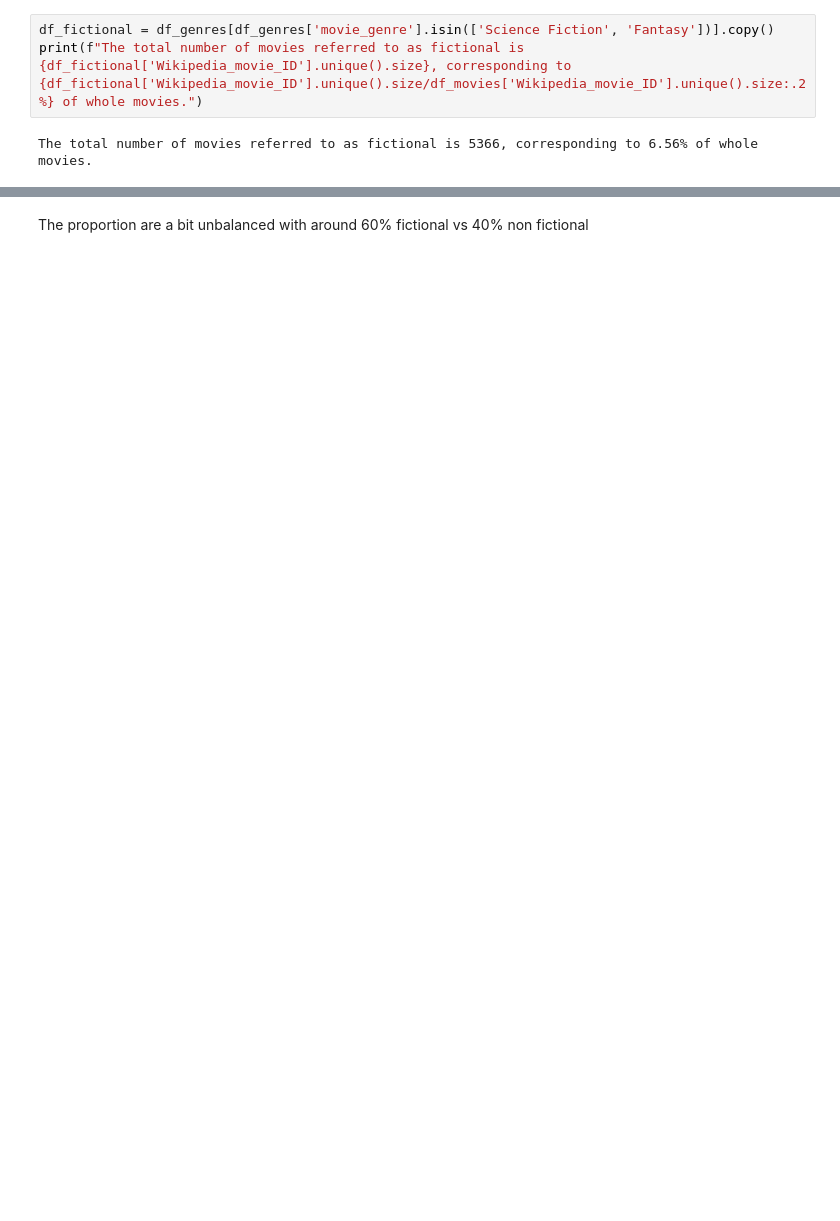
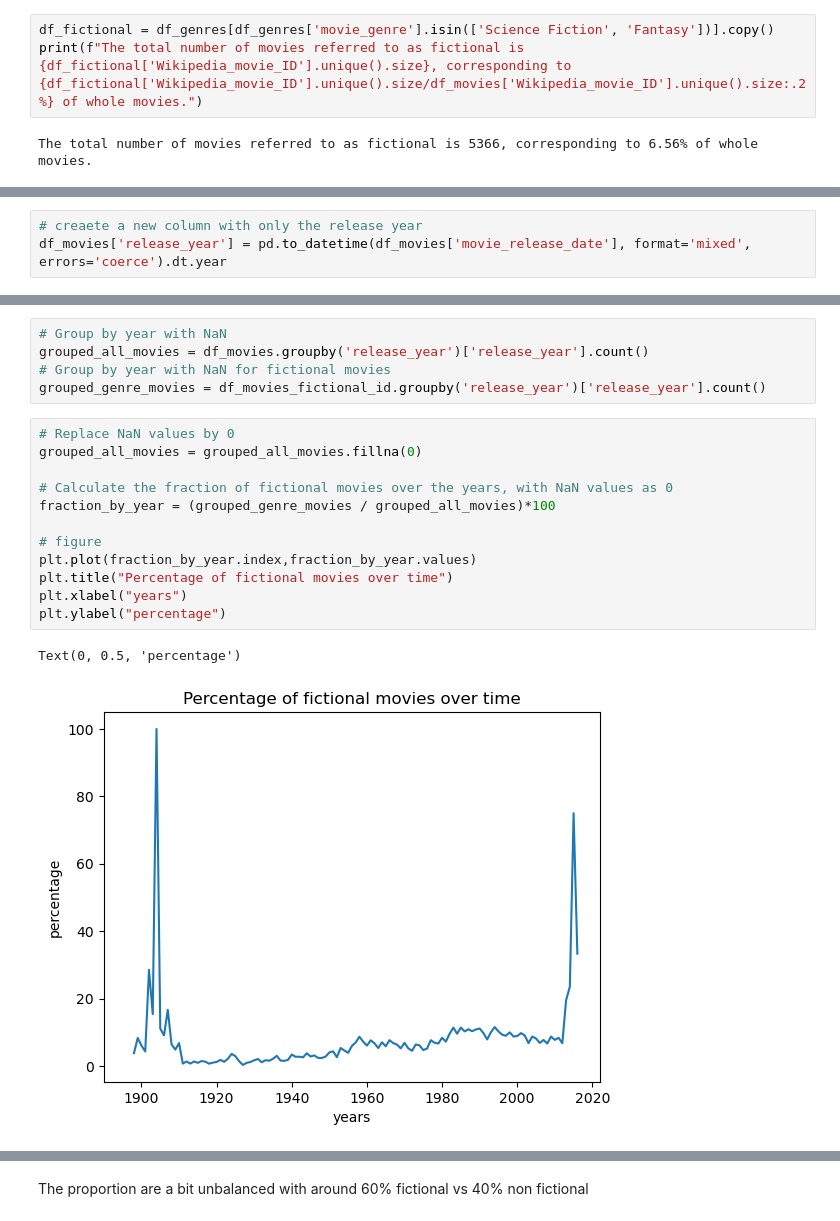
Before and after one commit to epfl-ada/ada-2023-project-thepiratesofthestreet, a Jupyter notebook: milestone2.ipynb, the cells around one changed output, grey strips where cells are left out. Drawn from its saved outputs; the diff is of its cells as text; blank space fills up the shorter version.

```diff
--- a/milestone2.ipynb
+++ b/milestone2.ipynb
@@ -135,0 +140,3 @@ df_movies_fictional.head()
+# %%
+# creaete a new column with only the release year
+df_movies['release_year'] = pd.to_datetime(df_movies['movie_release_date'], format='mixed', errors='coerce').dt.year
@@ -135,0 +145,20 @@ df_movies_fictional.head()
+# %%
+# Group by year with NaN
+grouped_all_movies = df_movies.groupby('release_year')['release_year'].count()
+# Group by year with NaN for fictional movies
+grouped_genre_movies = df_movies_fictional_id.groupby('release_year')['release_year'].count()
+# %%
+# Replace NaN values by 0
+grouped_all_movies = grouped_all_movies.fillna(0)
+
+# Calculate the fraction of fictional movies over the years, with NaN values as 0
+fraction_by_year = (grouped_genre_movies / grouped_all_movies)*100
+
+# figure
+plt.plot(fraction_by_year.index,fraction_by_year.values)
+plt.title("Percentage of fictional movies over time")
+plt.xlabel("years")
+plt.ylabel("percentage")
+# %% [output]
+Text(0, 0.5, 'percentage')
+[figure, added]
```
Also changed, not shown: parts of 36 cells of this notebook, 1 other file.
